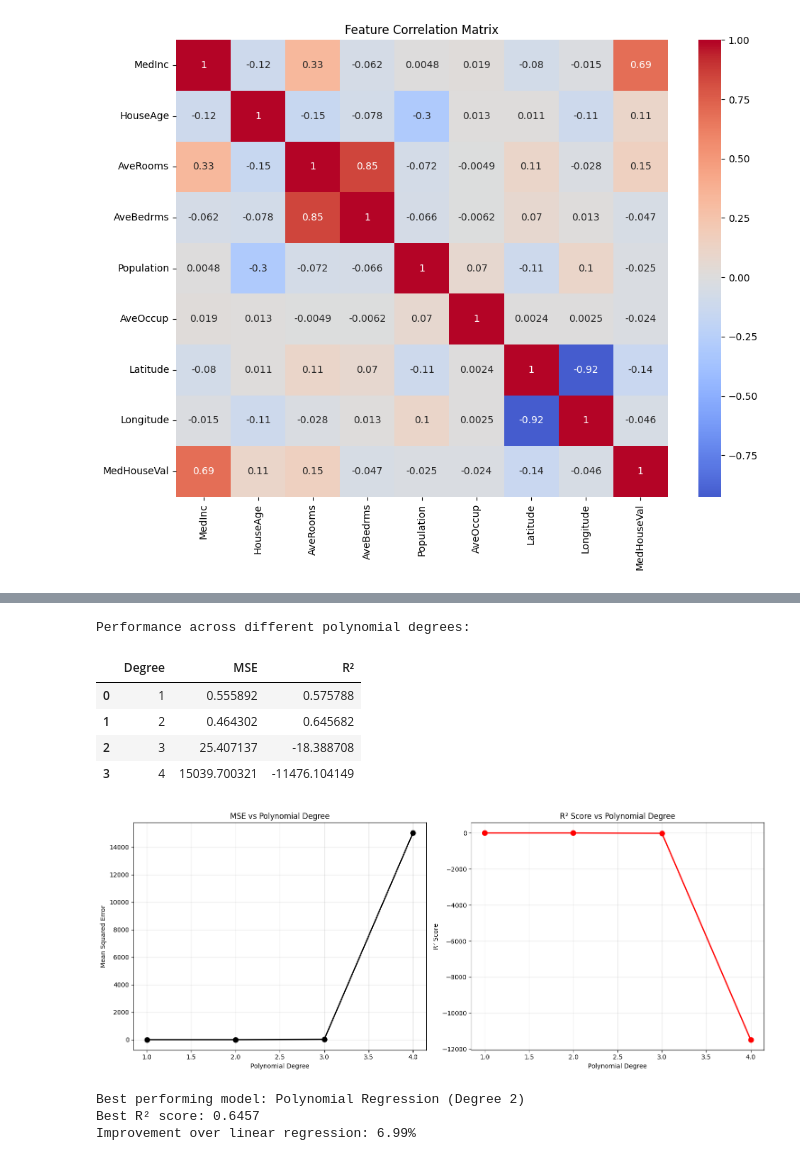
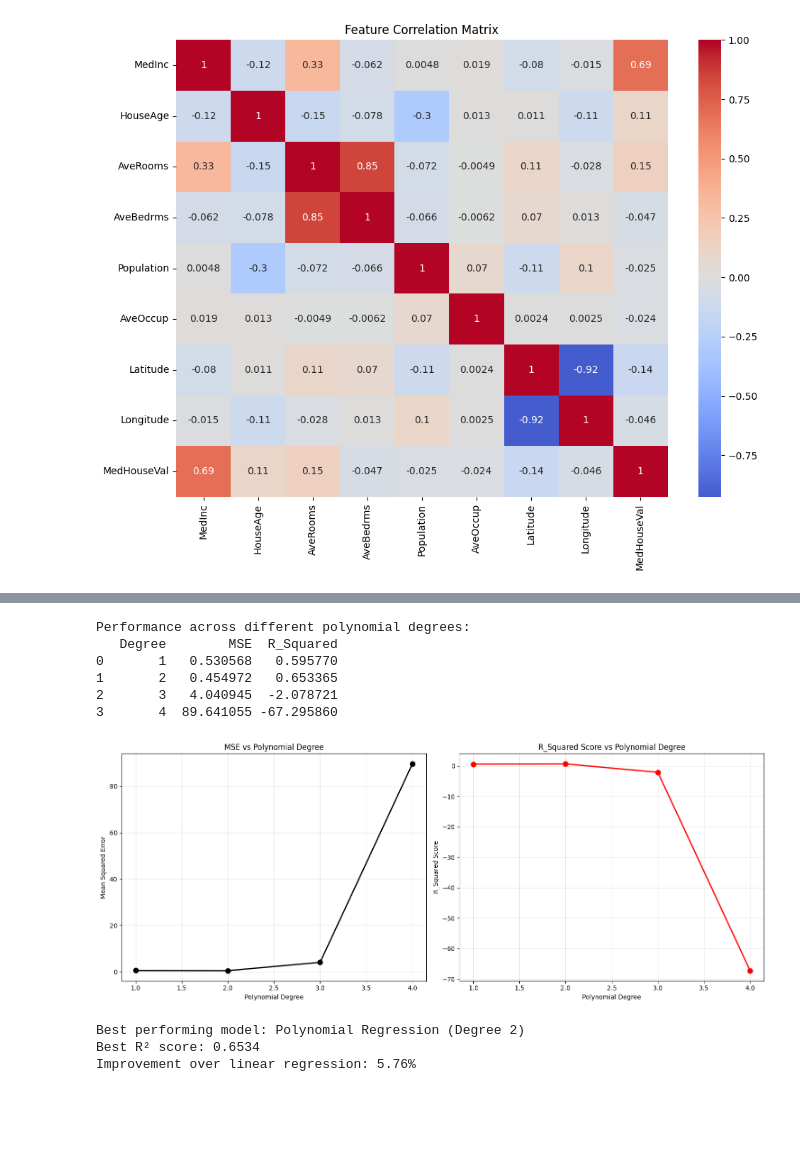
Before and after one commit to SyusufWaliyyi/ArewaDSF_ML_Assigment, a Jupyter notebook: week_8/Regression_Assignment.ipynb, the cells around one changed output, grey strips where cells are left out. Drawn from its saved outputs; the diff is of its cells as text; code cells hidden in the pictures; blank space fills up the shorter version.

```diff
--- a/week_8/Regression_Assignment.ipynb
+++ b/week_8/Regression_Assignment.ipynb
@@ -16,15 +17,20 @@ Load California Housing Dataset
 # %%
 # Load the California housing dataset
 california = fetch_california_housing()
-X, y = california.data, california.target
+
+# Extract features
+X= california.data
+
+# target variable
+y = california.target
+
+# Feature names
 feature_names = california.feature_names
 
 # Create a DataFrame for better visualization
 df = pd.DataFrame(X, columns=feature_names)
 df['MedHouseVal'] = y
 
-print("Dataset shape:", X.shape)
-print("\nFeature names:", feature_names)
-print("\nFirst few rows of the dataset:")
-df.head()
+# Print First few rows of the dataset:
+print(df.head())
 # %% [output]
@@ -67,7 +149,7 @@ plt.show()
 # %%
 # Split the data into training and testing sets
 X_train, X_test, y_train, y_test = train_test_split(
-    X, y, test_size=0.2, random_state=42
+    X, y, test_size=0.3, random_state=42
 )
 
 print(f"Training set size: {X_train.shape}")
@@ -159,6 +241,6 @@ plt.show()
 # %%
 # Experiment with different polynomial degrees
-degrees = [1, 2, 3, 4]
+degrees = range(1, 5)
 results = []
 
 for degree in degrees:
@@ -171,7 +253,6 @@ for degree in degrees:
         # Polynomial regression
         model = Pipeline([
             ('poly', PolynomialFeatures(degree=degree)),
-            ('scaler', StandardScaler()),
             ('linear', LinearRegression())
         ])
         model.fit(X_train, y_train)
@@ -179,50 +260,50 @@ for degree in degrees:
 
     mse = mean_squared_error(y_test, y_pred)
     r2 = r2_score(y_test, y_pred)
-    results.append({'Degree': degree, 'MSE': mse, 'R²': r2})
+    results.append({'Degree': degree, 'MSE': mse, 'R_Squared': r2})
 
 # Create results DataFrame
 results_df = pd.DataFrame(results)
 print("Performance across different polynomial degrees:")
-results_df
+print(results_df)
 # %% [output]
 Performance across different polynomial degrees:
+   Degree        MSE  R_Squared
+0       1   0.530568   0.595770
+1       2   0.454972   0.653365
+2       3   4.040945  -2.078721
+3       4  89.641055 -67.295860
-|  | Degree | MSE | R² |
-| 0 | 1 | 0.555892 | 0.575788 |
-| 1 | 2 | 0.464302 | 0.645682 |
-| 2 | 3 | 25.407137 | -18.388708 |
-| 3 | 4 | 15039.700321 | -11476.104149 |
 # %%
 # Plot results
 fig, ax = plt.subplots(1, 2, figsize=(15, 6))
 
 # MSE plot
 ax[0].plot(results_df['Degree'], results_df['MSE'], marker='o', linewidth=2, markersize=8, color='black')
 ax[0].set_xlabel('Polynomial Degree')
 ax[0].set_ylabel('Mean Squared Error')
 ax[0].set_title('MSE vs Polynomial Degree')
 ax[0].grid(True, alpha=0.3)
 
 # R² plot
-ax[1].plot(results_df['Degree'], results_df['R²'], marker='o', linewidth=2, markersize=8, color='red')
+ax[1].plot(results_df['Degree'], results_df['R_Squared'], marker='o', linewidth=2, markersize=8, color='red')
 ax[1].set_xlabel('Polynomial Degree')
-ax[1].set_ylabel('R² Score')
-ax[1].set_title('R² Score vs Polynomial Degree')
+ax[1].set_ylabel('R_Squared Score')
+ax[1].set_title('R_Squared Score vs Polynomial Degree')
 ax[1].grid(True, alpha=0.3)
 
 plt.tight_layout()
 plt.show()
 # %% [output]
-[figure, old version]
+[figure, new version]
 # %%
 # Final comparison
-best_degree = results_df.loc[results_df['R²'].idxmax(), 'Degree']
-best_r2 = results_df.loc[results_df['R²'].idxmax(), 'R²']
+best_degree = results_df.loc[results_df['R_Squared'].idxmax(), 'Degree']
+best_r2 = results_df.loc[results_df['R_Squared'].idxmax(), 'R_Squared']
 
 print(f"Best performing model: Polynomial Regression (Degree {int(best_degree)})")
-print(f"Best R² score: {best_r2:.4f}")
+print(f"Best R_Squared score: {best_r2:.4f}")
 print(f"Improvement over linear regression: {(best_r2 - linear_r2)*100:.2f}%")
 # %% [output]
 Best performing model: Polynomial Regression (Degree 2)
-Best R² score: 0.6457
-Improvement over linear regression: 6.99%
+Best R² score: 0.6534
+Improvement over linear regression: 5.76%
```
Also changed, not shown: parts of 16 cells of this notebook, 4 other files.
